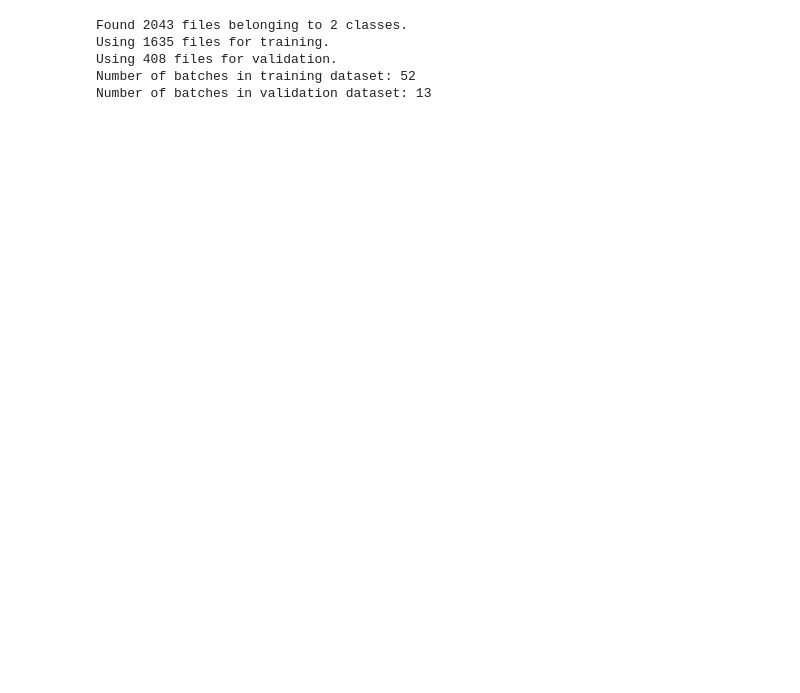
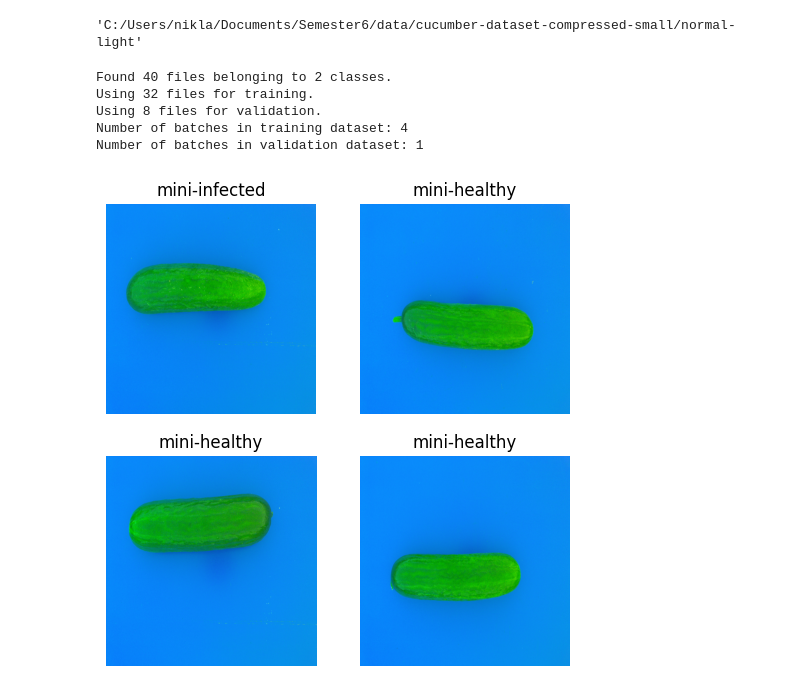
Before and after one commit to Niklas-Mezynski/fontys-cucumber-disease-ai-model, a Jupyter notebook: first_training.ipynb, the cells around one changed output. Saved outputs shown, nothing was run; the diff lists cells and outputs as text; code cells hidden in the pictures; blank space fills up the shorter version.

```diff
--- a/first_training.ipynb
+++ b/first_training.ipynb
@@ -5,17 +8,19 @@ import numpy as np
+# %%
+load_dotenv()
+os.environ.get('TRAINING_DIRECTORY')
+# %% [output]
+'C:/Users/nikla/Documents/Semester6/data/cucumber-dataset-compressed-small/normal-light'
 # %%
 # Set the path to the folders containing the images
 # train_dir = './training_data/'
-train_dir = "F:\\big-data\\uni\\minor-a-systems\\cucumber-dataset-compressed\\normal-light"
+train_dir = os.environ.get('TRAINING_DIRECTORY')
 
 # Define the image size
-img_height = 224
-img_width = 224
+img_height = 1024
+img_width = 1024
 
 # Define the batch size
 batch_size = 32
-
-# Define the number of classes
-num_classes = 2
 # %%
 # Create a training dataset from the images in the training folder
 (train_ds, validation_ds) = keras.preprocessing.image_dataset_from_directory(
@@ -25,6 +30,7 @@ num_classes = 2
     validation_split=0.2,
     subset="both",
     seed=123,
+    shuffle=True,
     image_size=(img_height, img_width),
     batch_size=batch_size)
 
@@ -34,8 +40,8 @@ print("Number of batches in training dataset: %d" %
 print("Number of batches in validation dataset: %d" %
       tf.data.experimental.cardinality(validation_ds))
 # %% [output]
-Found 2043 files belonging to 2 classes.
-Using 1635 files for training.
-Using 408 files for validation.
-Number of batches in training dataset: 52
-Number of batches in validation dataset: 13
+Found 40 files belonging to 2 classes.
+Using 32 files for training.
+Using 8 files for validation.
+Number of batches in training dataset: 4
+Number of batches in validation dataset: 1
@@ -45,3 +48,16 @@ classes = train_ds.class_names
+# %%
+classes = train_ds.class_names
+
+# Plot some images with their labels
+plt.figure(figsize=(6, 6))
+for images, labels in train_ds.take(1):
+    for i in range(4):
+        ax = plt.subplot(2, 2, i + 1)
+        plt.imshow(images[i].numpy().astype('uint8'))
+        plt.title(classes[labels[i]])
+        plt.axis('off')
+# %% [output]
+[figure, added]
 # %%
 # Create the model
 model = keras.Sequential([
```
Also changed, not shown: parts of 4 cells of this notebook, 3 other files.
